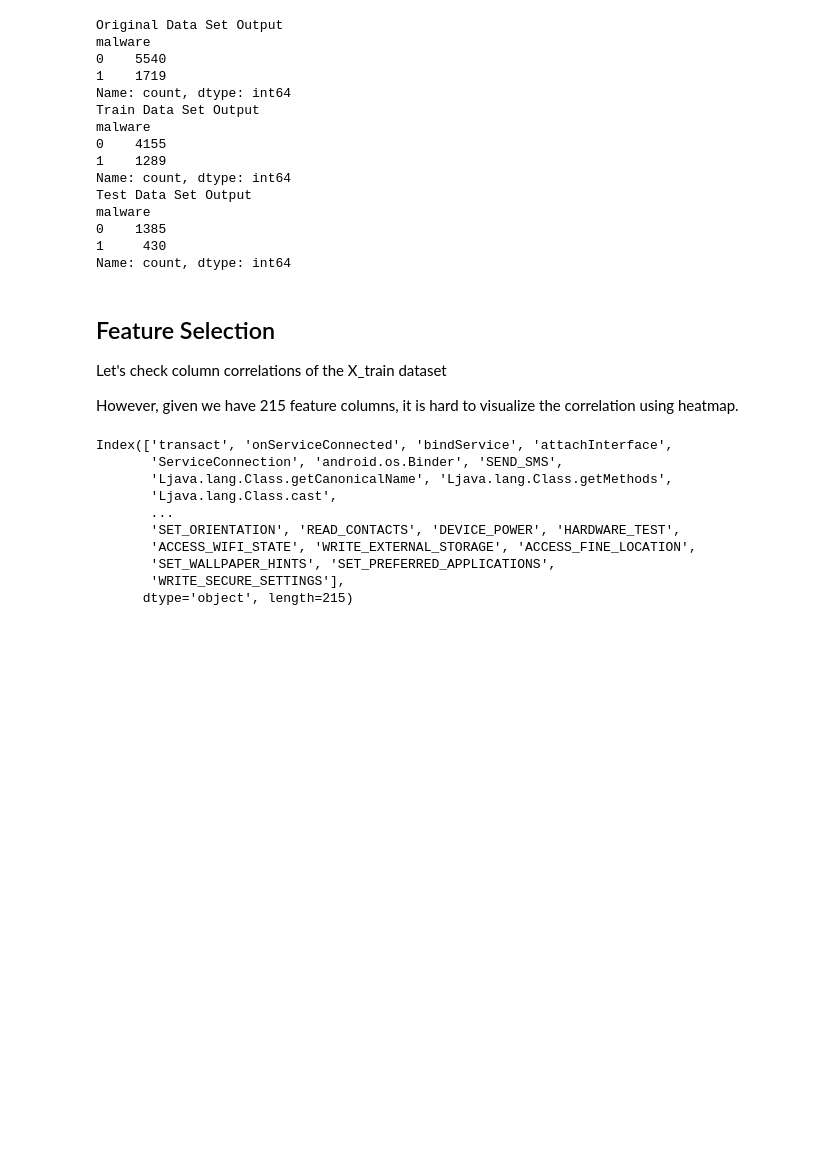
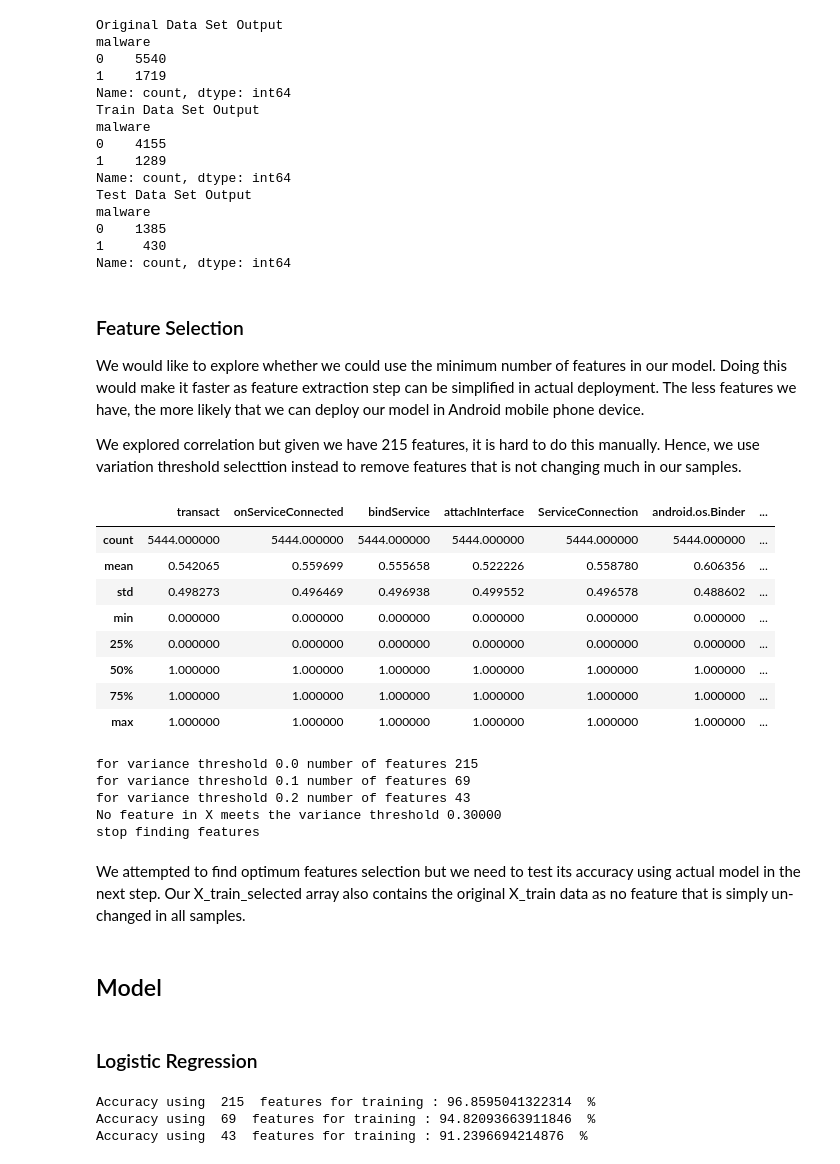
Before and after one commit to raymondsamalo/25S1-C-NYP-ITI111-Applied-Machine-Learning, a Jupyter notebook: AndroidMalwareRaymondSamalo.ipynb, the cells around one changed output. Saved outputs shown, nothing was run; the diff lists cells and outputs as text; code cells hidden in the pictures; blank space fills up the shorter version.

Commit message:
add LogisticRegression

```diff
--- a/AndroidMalwareRaymondSamalo.ipynb
+++ b/AndroidMalwareRaymondSamalo.ipynb
@@ -268,22 +313,70 @@ malware
 1     430
 Name: count, dtype: int64
 # %% [markdown]
-## Feature Selection
+### Feature Selection
 
-Let's check column correlations of the X_train dataset
+We would like to explore whether we could use the minimum number of features in our model.
+Doing this would make it faster as feature extraction step can be simplified in actual deployment.
+The less features we have, the more likely that we can deploy our model in Android mobile phone device.
 
-However, given we have 215 feature columns, it is hard to visualize the correlation using heatmap.
+We explored correlation but given we have 215 features, it is hard to do this manually.
+Hence, we use variation threshold selecttion instead to remove features that is not changing much in our samples.
 # %%
-corr = X_train.corr()
-print(corr.loc[np.where(corr>0.8, 1, 0)==1].columns)
+X_train.describe()
 # %% [output]
-Index(['transact', 'onServiceConnected', 'bindService', 'attachInterface',
-       'ServiceConnection', 'android.os.Binder', 'SEND_SMS',
-       'Ljava.lang.Class.getCanonicalName', 'Ljava.lang.Class.getMethods',
-       'Ljava.lang.Class.cast',
-       ...
-       'SET_ORIENTATION', 'READ_CONTACTS', 'DEVICE_POWER', 'HARDWARE_TEST',
-       'ACCESS_WIFI_STATE', 'WRITE_EXTERNAL_STORAGE', 'ACCESS_FINE_LOCATION',
-       'SET_WALLPAPER_HINTS', 'SET_PREFERRED_APPLICATIONS',
-       'WRITE_SECURE_SETTINGS'],
-      dtype='object', length=215)
+|  | transact | onServiceConnected | bindService | attachInterface | ServiceConnection | android.os.Binder | ... |
+| count | 5444.000000 | 5444.000000 | 5444.000000 | 5444.000000 | 5444.000000 | 5444.000000 | ... |
+| mean | 0.542065 | 0.559699 | 0.555658 | 0.522226 | 0.558780 | 0.606356 | ... |
+| std | 0.498273 | 0.496469 | 0.496938 | 0.499552 | 0.496578 | 0.488602 | ... |
+| min | 0.000000 | 0.000000 | 0.000000 | 0.000000 | 0.000000 | 0.000000 | ... |
+| 25% | 0.000000 | 0.000000 | 0.000000 | 0.000000 | 0.000000 | 0.000000 | ... |
+| 50% | 1.000000 | 1.000000 | 1.000000 | 1.000000 | 1.000000 | 1.000000 | ... |
+| 75% | 1.000000 | 1.000000 | 1.000000 | 1.000000 | 1.000000 | 1.000000 | ... |
+| max | 1.000000 | 1.000000 | 1.000000 | 1.000000 | 1.000000 | 1.000000 | ... |
+# %%
+from sklearn.feature_selection import VarianceThreshold
+def selectFeaturesUsingVarianceThreshold(threshold):
+    try:
+        selector = VarianceThreshold(threshold=threshold)
+        selected_features_array=selector.fit_transform(X_train)
+        selected_columns = X_train.columns[selector.get_support()]
+        return pd.DataFrame(selected_features_array, columns=selected_columns)
+    except ValueError as e:
+        print(e)
+        return None
+X_train_array =[]
+for i in range(0,10):
+    variance_threshold = i/10.0
+    selected_df = selectFeaturesUsingVarianceThreshold(threshold=variance_threshold)
+    if selected_df is None:
+        print("stop finding features")
+        break
+    print(f"for variance threshold {variance_threshold} number of features {selected_df.shape[1]}")
+    X_train_array.append(selected_df)
+# %% [output]
+for variance threshold 0.0 number of features 215
+for variance threshold 0.1 number of features 69
+for variance threshold 0.2 number of features 43
+No feature in X meets the variance threshold 0.30000
+stop finding features
+# %% [markdown]
+We attempted to find optimum features selection but we need to test its accuracy using actual model in the next step.
+Our X_train_selected array also contains the original X_train data as no feature that is simply un-changed in all samples.
+# %% [markdown]
+## Model
+# %% [markdown]
+### Logistic Regression
+# %%
+from sklearn.linear_model import LogisticRegression
+from sklearn.metrics import accuracy_score
+lr_clf_map = {}
+for X_train_sel in X_train_array:
+    lr_clf = LogisticRegression(solver='liblinear', random_state=42)
+    lr_clf.fit(X_train_sel, y_train)
+    y_pred = lr_clf.predict(pd.DataFrame(X_test, columns=X_train_sel.columns))
+    lr_clf_map[X_train_sel.shape[1]]=(lr_clf, X_train_sel)
+    print("Accuracy using ",X_train_sel.shape[1]," features for training :",accuracy_score(y_test, y_pred)*100, " %")
+# %% [output]
+Accuracy using  215  features for training : 96.8595041322314  %
+Accuracy using  69  features for training : 94.82093663911846  %
+Accuracy using  43  features for training : 91.2396694214876  %
```
Also changed, not shown: parts of 31 cells of this notebook.
